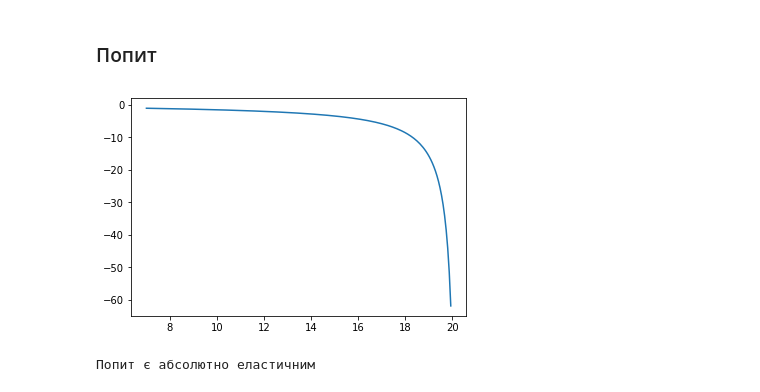
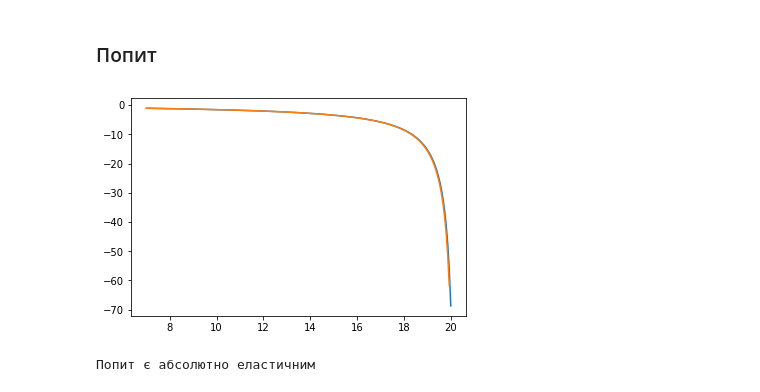
Before and after one commit to Sgeg/Labs, a Jupyter notebook: EkoMod/Lab1/Lab1.ipynb, the cells around one changed output. Cells and saved outputs as stored; diff of their text form; code cells hidden in the pictures.

```diff
--- a/EkoMod/Lab1/Lab1.ipynb
+++ b/EkoMod/Lab1/Lab1.ipynb
@@ -63,0 +76,19 @@ X &= \begin{bmatrix}f(P^*_1) & 1\\f(P^*_2) & 1\\... & ... \\ f(P^*_n) & 1\end{bm
+# %%
+# Generate X matrix from P
+def generate_features(X, f):
+    X = X.reshape(-1, 1)
+    return np.concatenate([f(X), np.ones(X.shape)], axis=1)
+
+# Find function that fits dataset the best
+def best_f(X, y, f_set):
+    curr_max = -1e9
+    max_ind = 0
+    for ind, f in enumerate(f_set):
+        model = LinearRegression()
+        generated_features = generate_features(X, f)
+        model.fit(generated_features, y)
+        curr_score = model.score(generated_features, y)
+        if curr_score > curr_max:
+            max_ind = ind
+            curr_max = curr_score
+    return f_set[max_ind]
@@ -64,7 +132,7 @@ X &= \begin{bmatrix}f(P^*_1) & 1\\f(P^*_2) & 1\\... & ... \\ f(P^*_n) & 1\end{bm
 # %% [markdown]
 # Апроксимація попиту
 # %%
-f_d_all = [
+f_d_set = [
     lambda x: 1 / x,
     lambda x: 1 / (x ** (1/2)),
     lambda x: 1 / (x ** (1/3)),
@@ -91,2 +142,2 @@ def find_f(X, y, f_all):
 # %%
-f_d = find_f(data['Price'].values, data['Demand'].values, f_d_all)
+Q_d = QModel(data['Price'].values, data['Demand'].values, f_d_set, is_demand=True)
@@ -103,5 +143,0 @@ LinearRegression(copy_X=True, fit_intercept=True, n_jobs=1, normalize=False)
-# %%
-def Q_d(P):
-    P = np.reshape(f_d(P), (-1, 1))
-    to_predict = np.concatenate([P, np.ones(P.shape)], axis=1)
-    return model_demand.predict(to_predict)
@@ -196,8 +210,9 @@ print("Точка ринкової рівноваги {}стабільна".form
 # %% [markdown]
 ### Попит
 # %%
-plt.plot(prices[:-1], arc_elasticity(Q_d, prices))
+plt.plot(prices, Q_d.elasticity(prices))
+plt.plot(prices[:-1], Q_d.arc_elasticity(prices))
 plt.show()
 # %% [output]
-[figure, old version]
+[figure, new version]
 # %%
```
Also changed, not shown: parts of 29 cells of this notebook.
